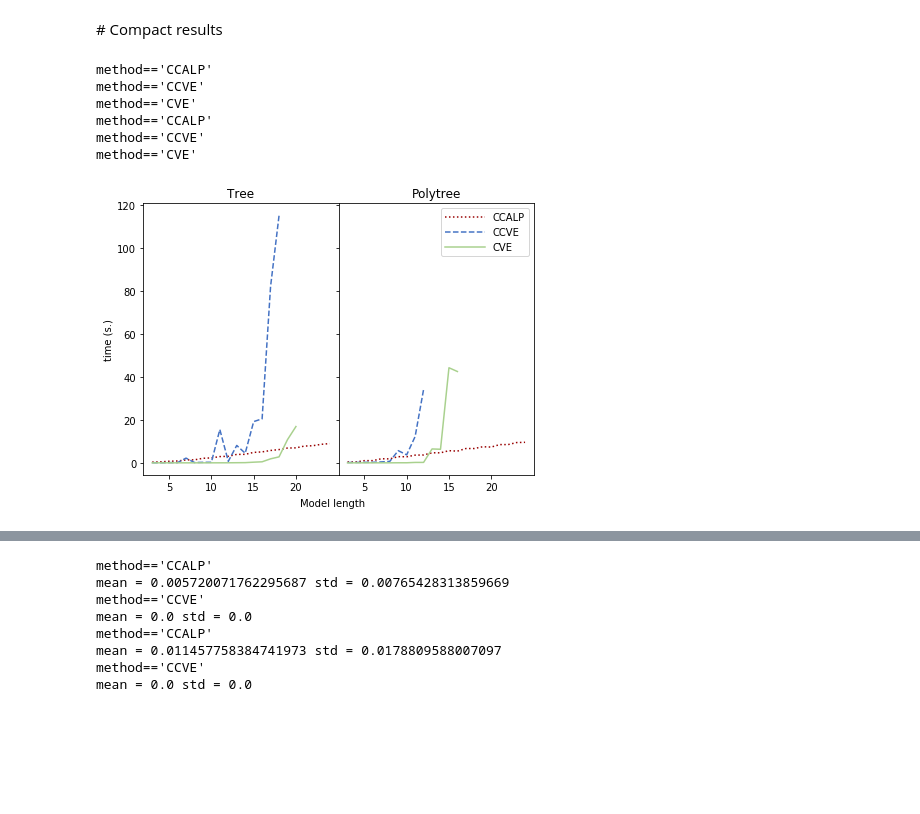
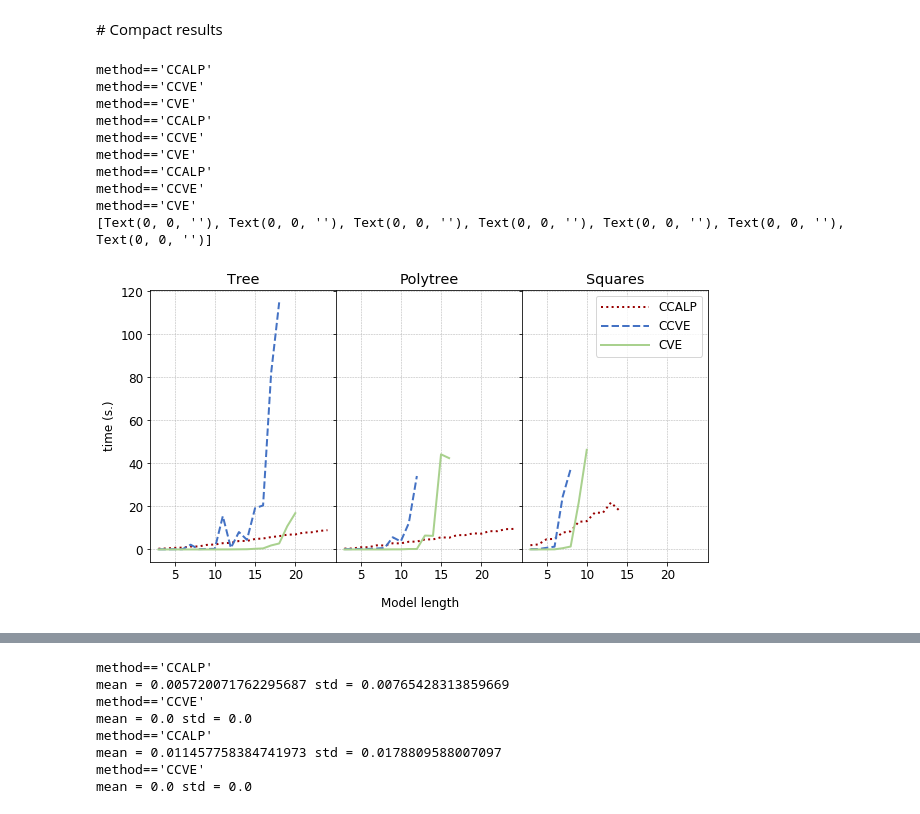
Before and after one commit to IDSIA/crema, a Jupyter notebook: CreMA/papers/pgm20/experiments/paper_results.ipynb, the cells around one changed output, grey strips where cells are left out. Saved outputs shown, nothing was run; the diff lists cells and outputs as text; code cells hidden in the pictures; blank space fills up the shorter version.

Commit message:
squares graphics

```diff
--- a/CreMA/papers/pgm20/experiments/paper_results.ipynb
+++ b/CreMA/papers/pgm20/experiments/paper_results.ipynb
@@ -67,12 +87,17 @@ rhmmRes = {
 
 }
 
+squares = {
+    "nonmarkovian_ev": f"{res_folder}/2020-05-25-06-31-41_squares_nonmarkovian_ev.csv",
+
+}
+
 
 ## Dictionary with the models to show
 res = {
     "Chain 2-6":binResExo6,
-    "HMM 2-6":hmmRes,
-    "Reverse HMM 2-6":rhmmRes
+    "Reverse HMM 2-6":rhmmRes,
+    "Squares" : squares
 }
 # %% [markdown]
 # Time results
@@ -214,14 +236,16 @@ method=='CCVE'
 # %%
 res_ = {
     "Tree":binResExo6,
-    "Polytree":rhmmRes
+    "Polytree":rhmmRes,
+    "Squares" : squares
 }
 # %%
 from pylab import rcParams
 #rcParams['axes.xmargin'] = 0.05
 rcParams['axes.ymargin'] = 0.05
+plt.rcParams.update({'font.size': 12})
 
-fig, axs = plt.subplots(1, len(list(res_)), figsize=(7,5), sharey=True)
+fig, axs = plt.subplots(1, len(list(res_)), figsize=(10,5), sharey=True)
 
 plot_func = plot_time
 ylabel = "time (s.)"
@@ -268,39 +292,57 @@ for k,v in res_.items():
     style = ["dotted", "dashed", "solid"]
     marker = ["","",""]
 
     for k in range(0,3):
         axs[i].get_lines()[k].set_marker(marker[k])
         axs[i].get_lines()[k].set_linestyle(style[k])
         axs[i].get_lines()[k].set_color(colors[k])
+        axs[i].get_lines()[k].set_linewidth(2)
 
 
 
 
 # change y axis
-axs[1].set_xlim(axs[0].get_xlim())
-axs[0].xaxis.get_major_ticks()[-2].set_visible(False)
-axs[1].xaxis.get_major_ticks()[-2].set_visible(False)
+for k in range(1,len(axs)):
+    axs[k].set_xlim(axs[0].get_xlim())
+
+for k in range(0,len(axs)):
+    axs[k].grid(linestyle='--', linewidth=0.5)
+
+
+#axs[1].xaxis.get_major_ticks()[-2].set_visible(False)
 
 
 axs[0].set_ylabel(ylabel)
-axs[1].legend(handlelength=4)
+axs[-1].legend(handlelength=4)
 
-fig.text(0.5, 0.04, 'Model length', ha='center')
+
+fig.text(0.5, 0.00, 'Model length', ha='center')
 
 #plt.tight_layout(pad=0)
 plt.subplots_adjust(wspace=0, hspace=0)
 
+k=0
+#[t.set_visible(False)  for t in axs[k].xaxis.get_major_ticks() if t.label.get_text()=="25"]
+print([t.label for t in axs[k].xaxis.get_major_ticks()])
+for k in range(0,len(axs)):
+    axs[k].xaxis.get_major_ticks()[5].set_visible(False)
 
 tikzplotlib.save(f"{img_folder}/time_results.tex")
 plt.savefig(f"{img_folder}/time_results.pdf")
+
+#[t.set_visible(False)  for t in axs[k].xaxis.get_major_ticks() if t.label.get_text()=="25"]
 # %% [output]
 method=='CCALP'
 method=='CCVE'
 method=='CVE'
 method=='CCALP'
 method=='CCVE'
 method=='CVE'
+method=='CCALP'
+method=='CCVE'
+method=='CVE'
+[Text(0, 0, ''), Text(0, 0, ''), Text(0, 0, ''), Text(0, 0, ''), Text(0, 0, ''), Text(0, 0, ''), Text(0, 0, '')]
-[figure, old version]
+[figure, new version]
 # %%
 from pylab import rcParams
 #rcParams['axes.xmargin'] = 0.05
```
Also changed, not shown: parts of 4 cells of this notebook, 7 other files.
